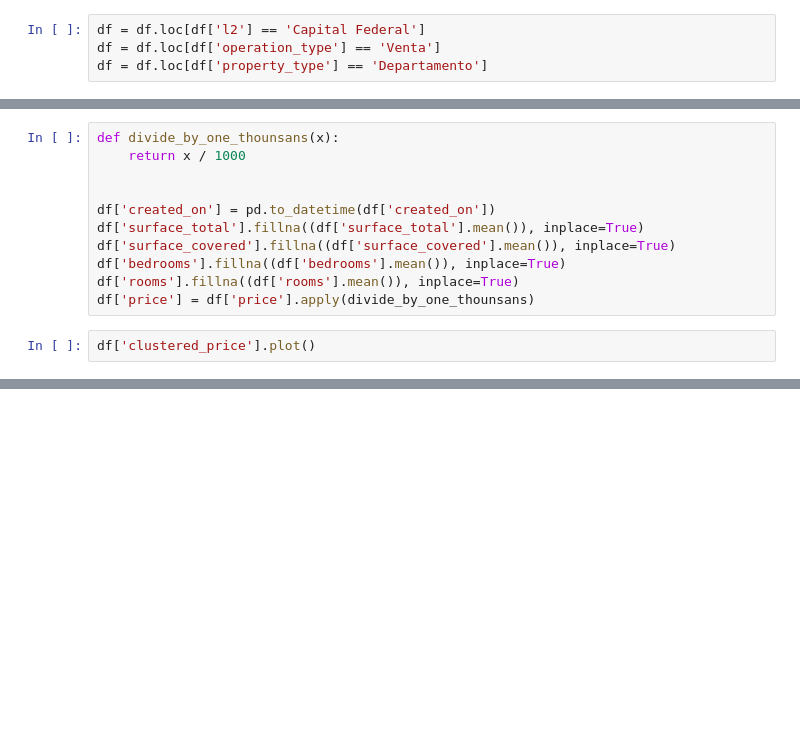
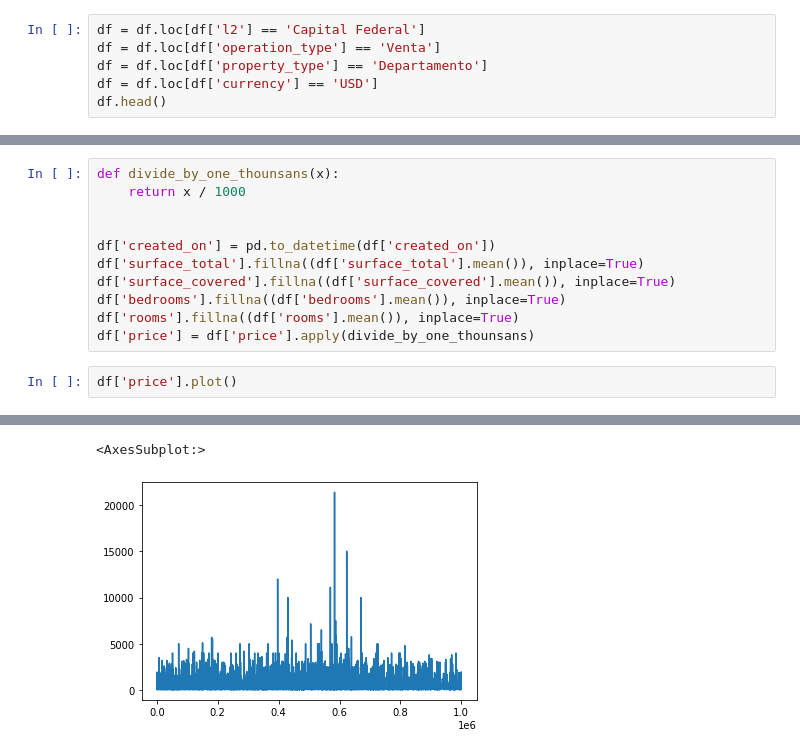
Before and after one commit to crisnicogonzalez/tp-final-isi, a Jupyter notebook: process data.ipynb, the cells around one changed output, grey strips where cells are left out. Drawn from its saved outputs; the diff is of its cells as text; blank space fills up the shorter version.

```diff
--- a/process data.ipynb
+++ b/process data.ipynb
@@ -30,3 +18,5 @@ Discriminando data
 df = df.loc[df['l2'] == 'Capital Federal']
 df = df.loc[df['operation_type'] == 'Venta']
 df = df.loc[df['property_type'] == 'Departamento']
+df = df.loc[df['currency'] == 'USD']
+df.head()
@@ -44,5 +41,5 @@ df['bedrooms'].fillna((df['bedrooms'].mean()), inplace=True)
 df['rooms'].fillna((df['rooms'].mean()), inplace=True)
 df['price'] = df['price'].apply(divide_by_one_thounsans)
 # %%
-df['clustered_price'].plot()
+df['price'].plot()
 # %% [output]
@@ -55,3 +46,5 @@ df['clustered_price'].plot()
+<AxesSubplot:>
+[figure, added]
 # %%
 df['price'] = df['price'].loc[df['price'] < 5000]
 df['price'].plot()
```
Also changed, not shown: parts of 4 cells of this notebook.
